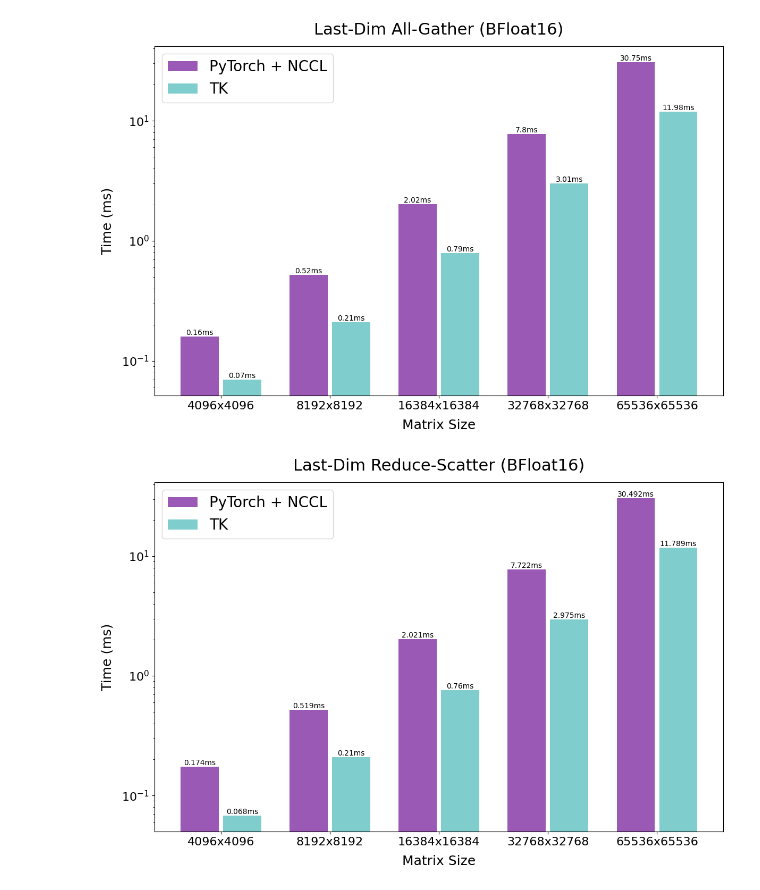
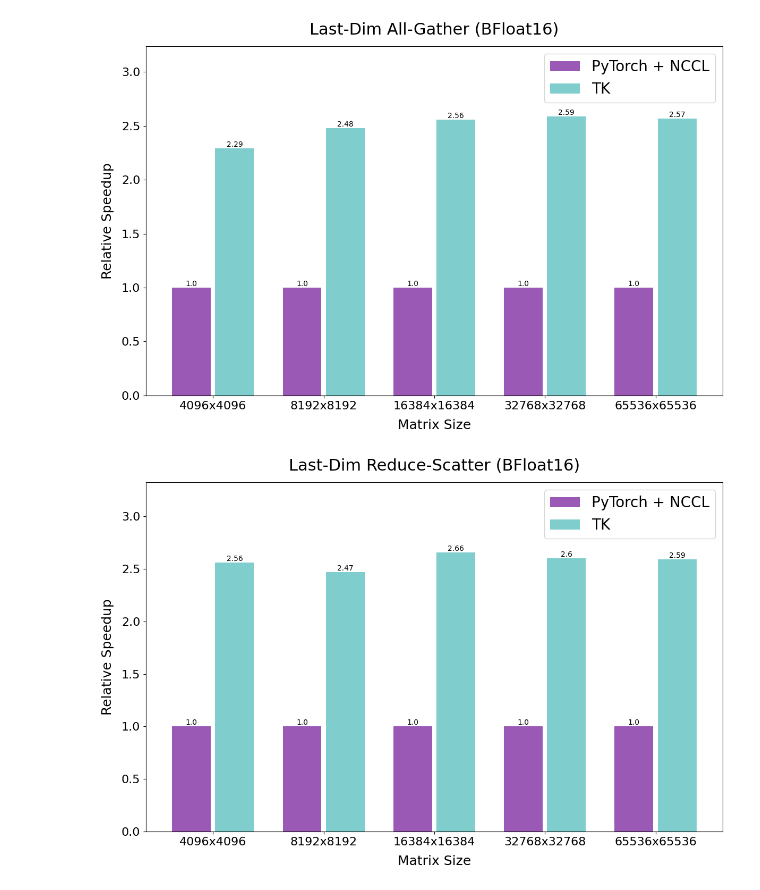
Before and after one commit to jeromeku/gpu-experiments, a Jupyter notebook: misc/draw_graph.ipynb, the cells around one changed output. Drawn from its saved outputs; the diff is of its cells as text; code cells hidden in the pictures.

Commit message:
Make graph prettier

```diff
--- a/misc/draw_graph.ipynb
+++ b/misc/draw_graph.ipynb
@@ -15,6 +15,7 @@ def draw_graph(
     logscale: bool,
     Y_unit: str,
     save_to_file: bool,
+    margin_top: float = 1.25,
 ) -> None:
     x_range = np.arange(len(X))
     width = 0.35
@@ -32,7 +33,12 @@ def draw_graph(
     ax.set_xticklabels(X)
     if logscale:
         ax.set_yscale("log")
-    ax.legend(fontsize=20, loc='upper left')
+
+    ax.legend(fontsize=20)
+
+    if not logscale:
+        max_y = max(max(Y1), max(Y2))
+        ax.set_ylim(0, max_y * margin_top)
 
     for bar in bars1 + bars2:
         height = bar.get_height()
@@ -78,27 +92,41 @@ Y2 = [0.07, 0.21, 0.79, 3.01, 11.98]
 logscale = True
 Y_unit = 'ms'
 
+##### Relative #####
+logscale = False
+Y2 = [round(y1 / y2, 2) for y1, y2 in zip(Y1, Y2)]
+Y1 = [1.00] * len(Y1)
+Y_unit = ''
+Y_label = 'Relative Speedup'
+
 draw_graph(title, X_label, Y_label, Y1_label, Y2_label, X, Y1, Y2, logscale, Y_unit, True)
 # %% [output]
-[figure, old version]
+[figure, new version]
 # %%
 title = "Last-Dim Reduce-Scatter (BFloat16)"
 
 X_label = 'Matrix Size'
 Y_label = 'Time (ms)'
 Y1_label = 'PyTorch + NCCL'
 Y2_label = 'TK'
 
 X = ['4096x4096', '8192x8192', '16384x16384', '32768x32768', '65536x65536']
 Y1 = [0.174, 0.519, 2.021, 7.722, 30.492]
 Y2 = [0.068, 0.210, 0.760, 2.975, 11.789]
 
 logscale = True
 Y_unit = 'ms'
 
+##### Relative #####
+logscale = False
+Y2 = [round(y1 / y2, 2) for y1, y2 in zip(Y1, Y2)]
+Y1 = [1.00] * len(Y1)
+Y_unit = ''
+Y_label = 'Relative Speedup'
+
 draw_graph(title, X_label, Y_label, Y1_label, Y2_label, X, Y1, Y2, logscale, Y_unit, True)
 # %% [output]
-[figure, old version]
+[figure, new version]
 # %%
 title = "4D All-to-All (BFloat16, Batch=1, Head=128, HeadDim=128)\nSequence-Axis Gather & Head-Axis Scatter"
 
```
Also changed, not shown: parts of 4 cells of this notebook.
